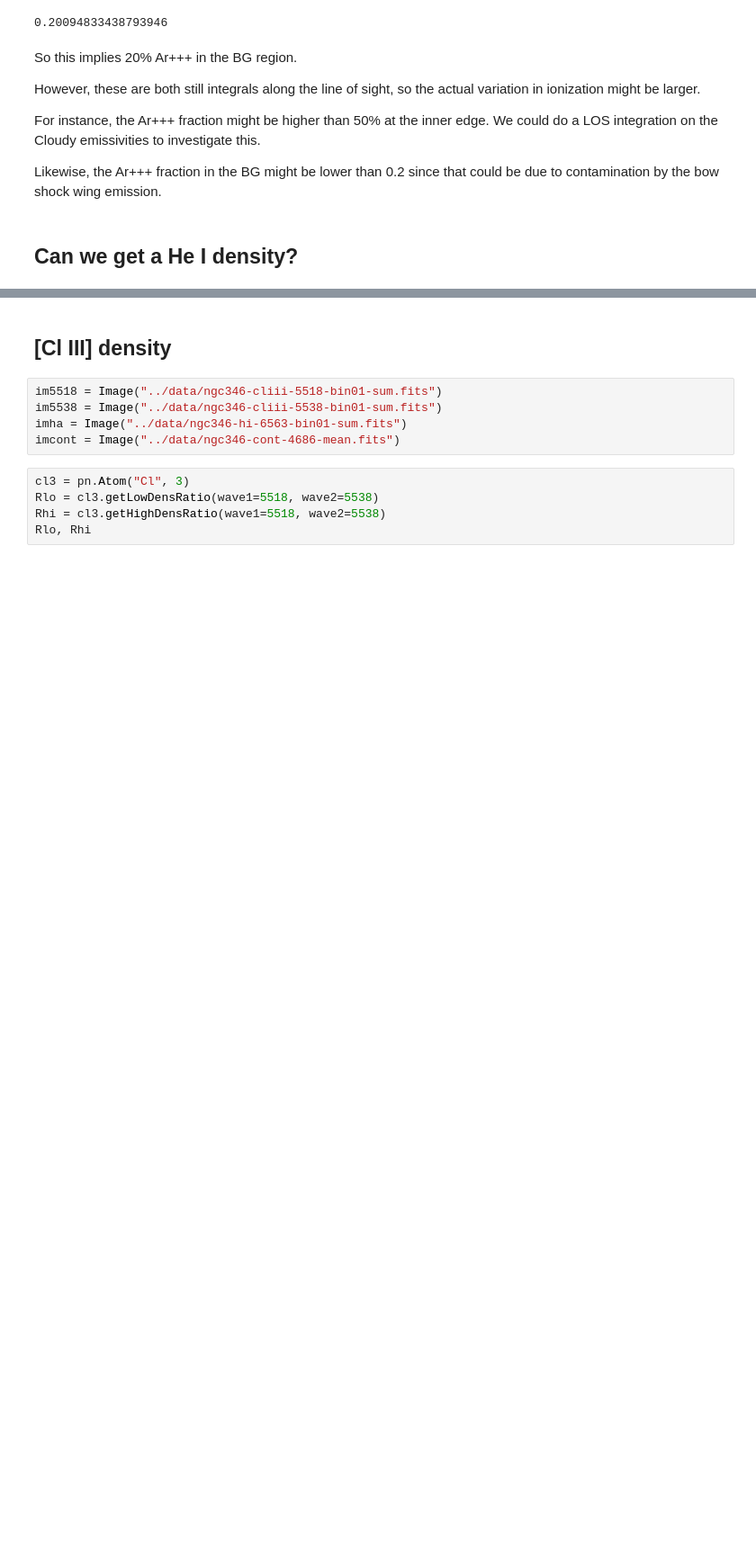
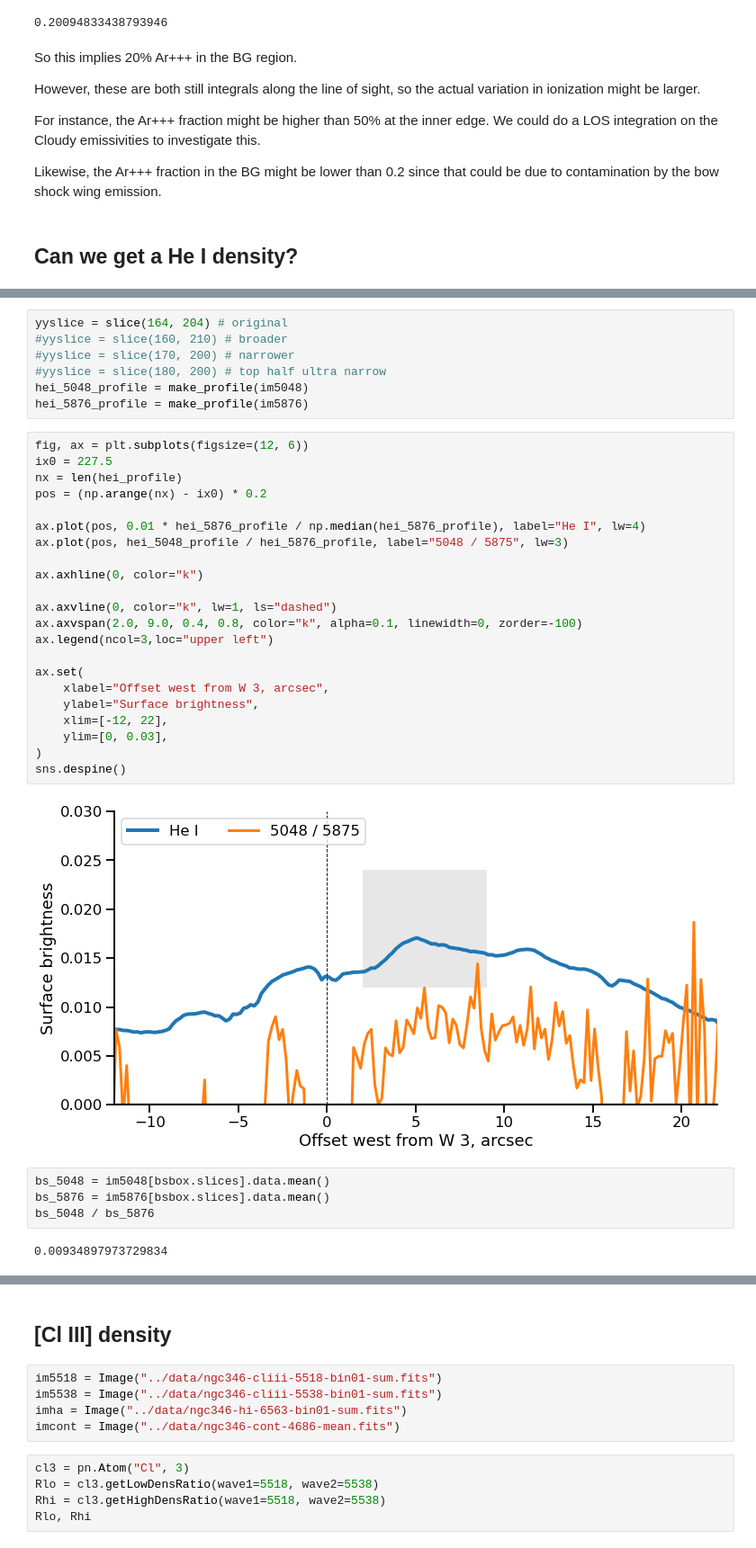
Before and after one commit to will-henney/muse-hii-regions, a Jupyter notebook: notebooks/01-02-yet-more-line-ratios.ipynb, the cells around one changed output, grey strips where cells are left out. Shown at 90% size. Drawn from its saved outputs; the diff is of its cells as text; blank space fills up the shorter version.

```diff
--- a/notebooks/01-02-yet-more-line-ratios.ipynb
+++ b/notebooks/01-02-yet-more-line-ratios.ipynb
@@ -711,0 +759,37 @@ he1.getEmissivity(tem=T0, den=dgrid, wave=5876) / he1.getEmissivity(tem=T0, den=
+# %%
+yyslice = slice(164, 204) # original
+#yyslice = slice(160, 210) # broader
+#yyslice = slice(170, 200) # narrower
+#yyslice = slice(180, 200) # top half ultra narrow
+hei_5048_profile = make_profile(im5048)
+hei_5876_profile = make_profile(im5876)
+# %%
+fig, ax = plt.subplots(figsize=(12, 6))
+ix0 = 227.5
+nx = len(hei_profile)
+pos = (np.arange(nx) - ix0) * 0.2
+
+ax.plot(pos, 0.01 * hei_5876_profile / np.median(hei_5876_profile), label="He I", lw=4)
+ax.plot(pos, hei_5048_profile / hei_5876_profile, label="5048 / 5875", lw=3)
+
+ax.axhline(0, color="k")
+
+ax.axvline(0, color="k", lw=1, ls="dashed")
+ax.axvspan(2.0, 9.0, 0.4, 0.8, color="k", alpha=0.1, linewidth=0, zorder=-100)
+ax.legend(ncol=3,loc="upper left")
+
+ax.set(
+    xlabel="Offset west from W 3, arcsec",
+    ylabel="Surface brightness",
+    xlim=[-12, 22],
+    ylim=[0, 0.03],
+)
+sns.despine()
+# %% [output]
+[figure, added]
+# %%
+bs_5048 = im5048[bsbox.slices].data.mean()
+bs_5876 = im5876[bsbox.slices].data.mean()
+bs_5048 / bs_5876
+# %% [output]
+0.00934897973729834
```
Also changed, not shown: parts of 27 cells of this notebook, 4 other files.
